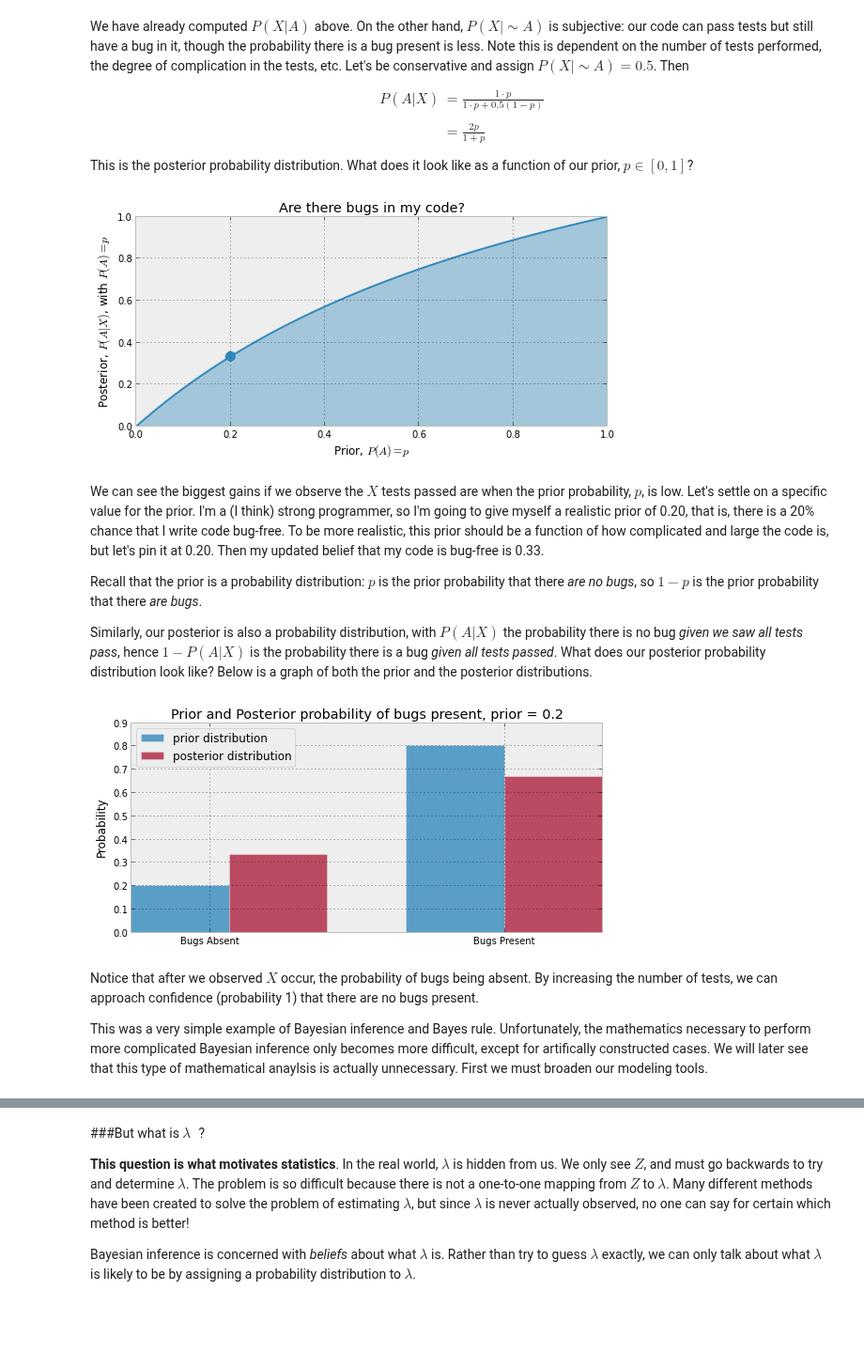
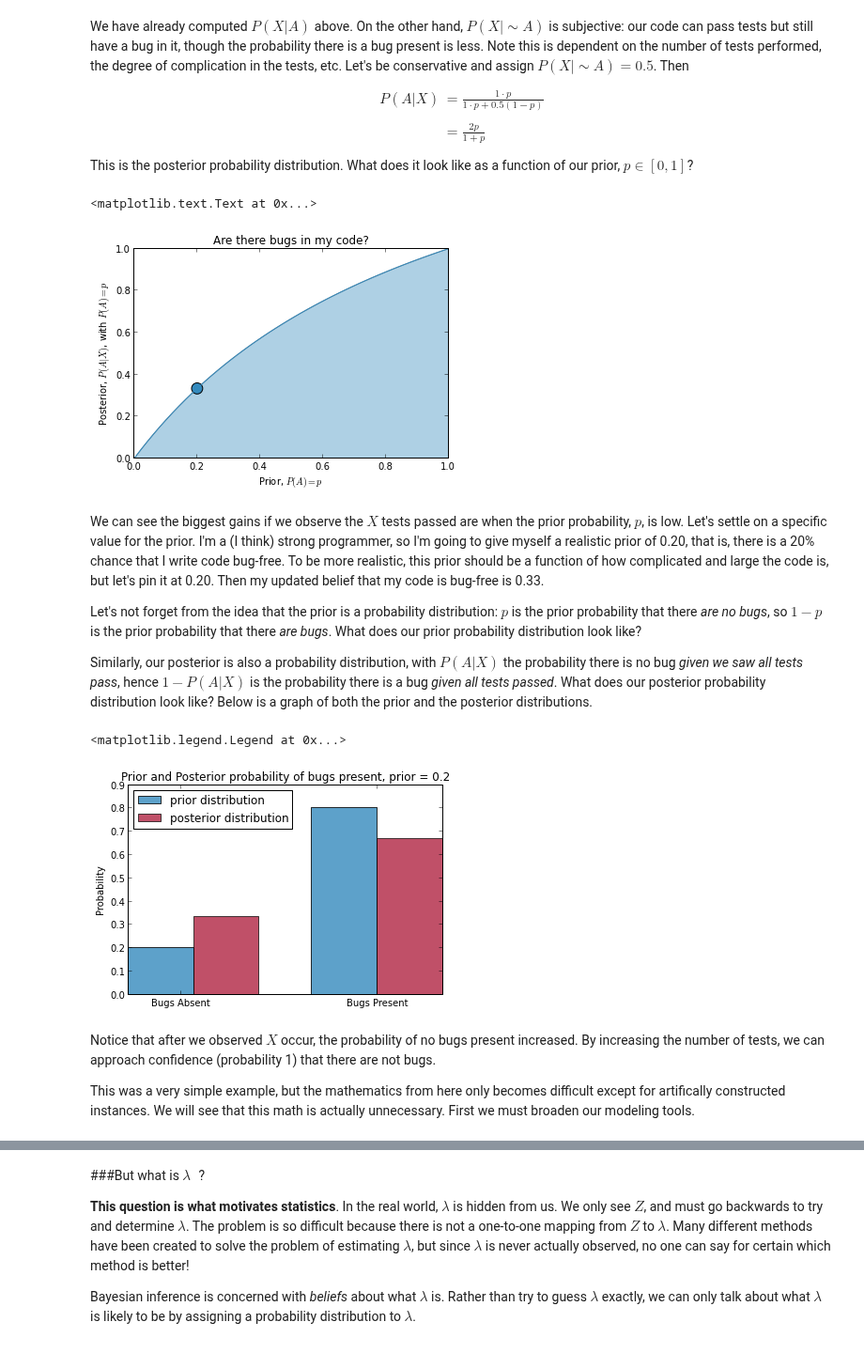
Before and after one commit to CamDavidsonPilon/Probabilistic-Programming-and-Bayesian-Methods-for-Hackers, a Jupyter notebook: Chapter1_Introduction/Chapter1_Introduction.ipynb, the cells around one changed output, grey strips where cells are left out. Shown at 94% size. Cells and saved outputs as stored; diff of their text form; code cells hidden in the pictures; blank space fills up the shorter version.

```diff
--- a/Chapter1_Introduction/Chapter1_Introduction.ipynb
+++ b/Chapter1_Introduction/Chapter1_Introduction.ipynb
@@ -118,43 +118,46 @@ P(A | X) & = \frac{1\cdot p}{ 1\cdot p +0.5 (1-p) } \\\\
 \end{align}
 This is the posterior probability distribution. What does it look like as a function of our prior, $p \in [0,1]$?
 # %%
-figsize( 9, 4 )
+figsize = ( 8, 4 )
 p = np.linspace( 0,1, 50)
 plt.plot( p, 2*p/(1+p), color = "#348ABD" )
 plt.fill_between( p, 2*p/(1+p), alpha = .4, facecolor = ["#348ABD"])
 plt.scatter( 0.2, 2*(0.2)/1.2, s = 140, c ="#348ABD"  )
 plt.xlim( 0, 1)
 plt.ylim( 0, 1)
 plt.xlabel( "Prior, $P(A) = p$")
 plt.ylabel("Posterior, $P(A|X)$, with $P(A) = p$")
-plt.title( "Are there bugs in my code?");
+plt.title( "Are there bugs in my code?")
 # %% [output]
+<matplotlib.text.Text at 0x...>
-[figure, old version]
+[figure, new version]
 # %% [markdown]
 We can see the biggest gains if we observe the $X$ tests passed are when the prior probability, $p$, is low. Let's settle on a specific value for the prior. I'm a (I think) strong programmer, so I'm going to give myself a realistic prior of 0.20, that is, there is a 20% chance that I write code bug-free. To be more realistic, this prior should be a function of how complicated and large the code is, but let's pin it at 0.20. Then my updated belief that my code is bug-free is 0.33.
 
-Recall that the prior is a probability distribution: $p$ is the prior probability that there *are no bugs*, so $1-p$ is the prior probability that there *are bugs*.
+Let's not forget from the idea that the prior is a probability distribution: $p$ is the prior probability that there *are no bugs*, so $1-p$ is the prior probability that there *are bugs*. What does our prior probability distribution look like?
 
 Similarly, our posterior is also a probability distribution, with $P(A | X)$ the probability there is no bug *given we saw all tests pass*, hence $1-P(A|X)$ is the probability there is a bug *given all tests passed*. What does our posterior probability distribution look like? Below is a graph of both the prior and the posterior distributions.
 # %%
-figsize( 9, 4 )
+figsize = ( 8, 4 )
 prior = [0.20, 0.80]
-posterior =  [1./3, 2./3]
+postierior =  [1./3, 2./3]
 plt.bar( [0,.7], prior ,alpha = 0.80, width = 0.25, \
             color = "#348ABD", label = "prior distribution" )
-plt.bar( [0+0.25,.7+0.25], posterior ,alpha = 0.7, \
+plt.bar( [0+0.25,.7+0.25], postierior ,alpha = 0.7, \
           width = 0.25, color =  "#A60628", label = "posterior distribution" )
 
 plt.xticks( [0.20,.95], ["Bugs Absent", "Bugs Present"] )
 plt.title("Prior and Posterior probability of bugs present, prior = 0.2")
 plt.ylabel("Probability")
-plt.legend(loc="upper left");
+plt.legend(loc="upper left")
 # %% [output]
+<matplotlib.legend.Legend at 0x...>
-[figure, old version]
+[figure, new version]
 # %% [markdown]
-Notice that after we observed $X$ occur, the probability of bugs being absent. By increasing the number of tests, we can approach confidence (probability 1) that there are no bugs present.
+Notice that after we observed $X$ occur, the probability of no bugs present increased. By increasing the number of tests, we can approach confidence (probability 1) that there are not bugs.
 
-This was a very simple example of Bayesian inference and Bayes rule. Unfortunately, the mathematics necessary to perform more complicated Bayesian inference only becomes more difficult, except for artifically constructed cases. We will later see that this type of mathematical anaylsis is actually unnecessary. First we must broaden our modeling tools.
+
+This was a very simple example, but the mathematics from here only becomes difficult except for artifically constructed instances. We will see that this math is actually unnecessary. First we must broaden our modeling tools.
 # %% [markdown]
 _______
 
```
Also changed, not shown: parts of 22 cells of this notebook.
